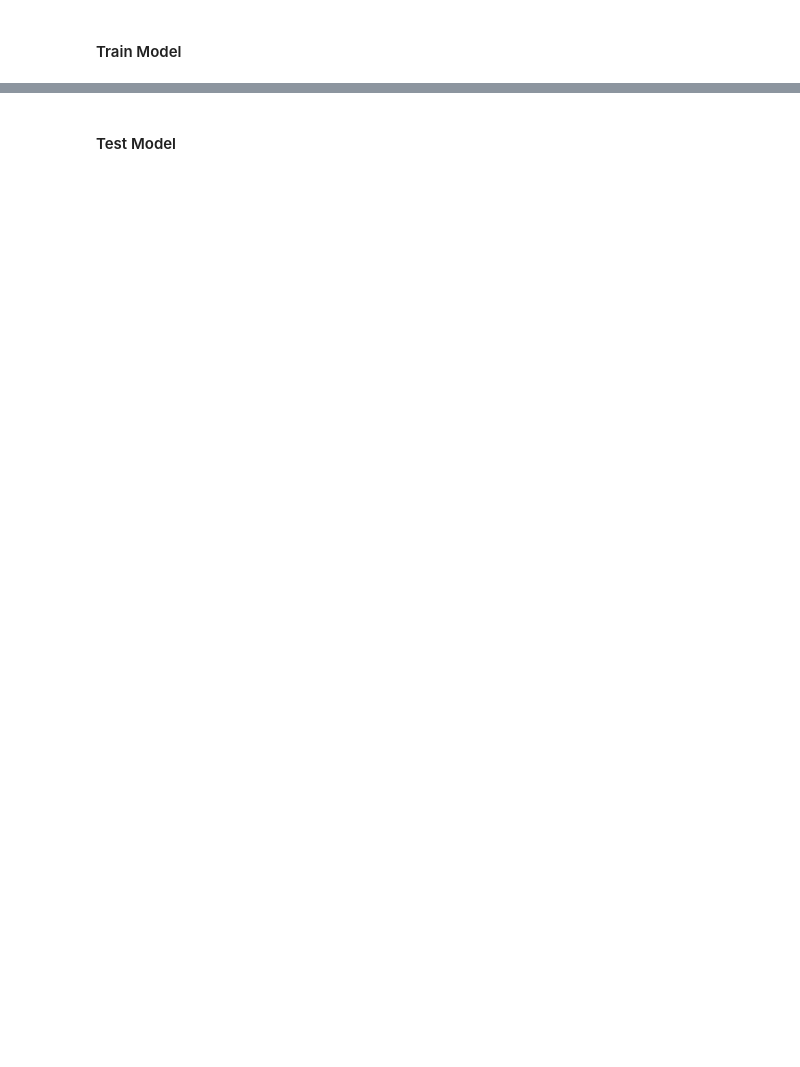
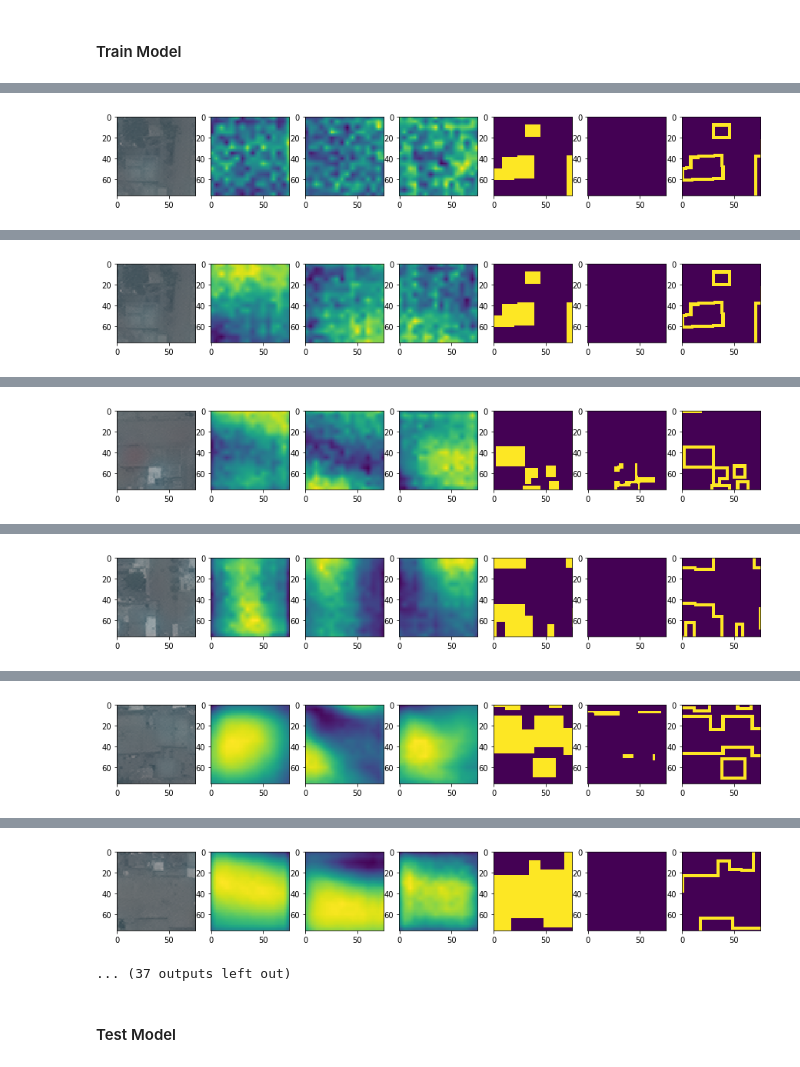
Before and after one commit to leonardoaraujosantos/seg_atrous, a Jupyter notebook: Train.ipynb, the cells around one changed output, grey strips where cells are left out. Cells and saved outputs as stored; diff of their text form; code cells hidden in the pictures; blank space fills up the shorter version.

```diff
--- a/Train.ipynb
+++ b/Train.ipynb
@@ -79,6 +119,7 @@ class AtrousSeg(nn.Module):
     def __init__(self, num_classes=1, num_channels=8):
         super().__init__()
         self.model = nn.Sequential(
+            #nn.BatchNorm2d(num_channels),
             nn.Conv2d(num_channels, 64, kernel_size=3, stride=1, padding=1, dilation = 1), # Front
             nn.ReLU(),
             nn.BatchNorm2d(64),
@@ -130,6 +171,7 @@ class AtrousSeg(nn.Module):
             nn.ReLU(),
             nn.BatchNorm2d(1024),
             nn.Conv2d(1024, num_classes, kernel_size=1, stride=1, dilation = 1),
+            #nn.ReLU(),
             nn.UpsamplingBilinear2d(size=(76, 76)),
         )
         # Initialize Weights
@@ -141,7 +183,16 @@ class AtrousSeg(nn.Module):
                 nn.init.kaiming_normal_(m.weight, mode='fan_out', nonlinearity='relu')
 
     def forward(self, x):
-        return self.model(x)
+        result = self.model(x)
+        return result
+        #return self.model(x)
+        #if self.training:
+        #    return self.model(x)
+        #else:
+        #    result = self.model(x)
+        #    print(x.shape)
+        #    print(result.shape)
+        #    F.softmax(result, dim=2)
 # %%
 model = AtrousSeg(num_classes=num_classes, num_channels=tensor_x.shape[1])
 #resp = model(torch.rand(1, 8, 76, 76))
@@ -176,26 +245,39 @@ for epoch in range(num_epochs):
 
         outputs = model(imgs)
 
+        #loss_dice = dice_loss(outputs, labels)
         loss = loss_fn(outputs, labels)
 
         loss.backward()
         optimizer.step()
         exp_lr_scheduler.step(epoch)
         writer.add_scalar('loss/', loss.item(), iteration_count)
+        #writer.add_scalar('loss_dice/', loss_dice.item(), iteration_count)
         iteration_count+=1
     print('Epoch:', epoch, 'of:', num_epochs, 'loss:', loss.item())
+    # Get number of channels on output (Number of classes)
+    num_channels_outputs = outputs.shape[1]
+
     # Send to tensorboard loss
-    #writer.add_image('Image', imgs[:, 4, :, :].permute(0, 2, 1).unsqueeze(1), epoch)
-    #writer.add_image('Image', imgs[:, 4, :, :].type(torch.LongTensor), epoch)
-    #writer.add_image('Output', outputs[:, 0, :, :].type(torch.LongTensor), epoch)
+    out_norm = sat_utils.img_minmax_norm_torch(outputs)
+    labels_norm = sat_utils.img_minmax_norm_torch(labels)
+    imgs_norm = sat_utils.img_minmax_norm_torch(imgs)
+    writer.add_images('Image', imgs_norm, epoch)
+    writer.add_images('out_mask', out_norm[:, 0, :, :].unsqueeze(1), epoch)
+    writer.add_images('out_border', out_norm[:, 2, :, :].unsqueeze(1), epoch)
+    writer.add_images('label_mask', labels_norm[:, 0, :, :].unsqueeze(1), epoch)
+    writer.add_images('label_border', labels_norm[:, 2, :, :].unsqueeze(1), epoch)
 
     img_idx = randint(0, batch_size-1)
-    f, axarr = plt.subplots(1, 7, figsize=(15,15))
-    axarr[0].imshow(np.moveaxis(imgs[img_idx,:,:,:].cpu().numpy(), 0, 2)) #4 With 8 channels
+    img_input = imgs_norm[img_idx,:,:,:].cpu().numpy()
+    f, axarr = plt.subplots(1, (num_channels_outputs*2) + 1, figsize=(15,15))
+    axarr[0].imshow(np.moveaxis(img_input, 0, 2)) #4 With 8 channels
     axarr[1].imshow(outputs[img_idx,0,:,:].detach().cpu())
     axarr[2].imshow(outputs[img_idx,1,:,:].detach().cpu())
     axarr[3].imshow(outputs[img_idx,2,:,:].detach().cpu())
+    #axarr[1].imshow(labels[img_idx,:,:].cpu())
     axarr[4].imshow(labels[img_idx,0,:,:].cpu())
     axarr[5].imshow(labels[img_idx,1,:,:].cpu())
     axarr[6].imshow(labels[img_idx,2,:,:].cpu())
     plt.show()
+# %% [output]
@@ -201,0 +285 @@ for epoch in range(num_epochs):
+[figure, added]
@@ -201,0 +287 @@ for epoch in range(num_epochs):
+[figure, added]
@@ -201,0 +289 @@ for epoch in range(num_epochs):
+[figure, added]
@@ -201,0 +291 @@ for epoch in range(num_epochs):
+[figure, added]
@@ -201,0 +293 @@ for epoch in range(num_epochs):
+[figure, added]
@@ -202,3 +295,5 @@ for epoch in range(num_epochs):
+[figure, added]
+... (37 outputs left out)
 # %% [markdown]
 #### Test Model
 # %%
```
Also changed, not shown: parts of 10 cells of this notebook, 3 other files.
